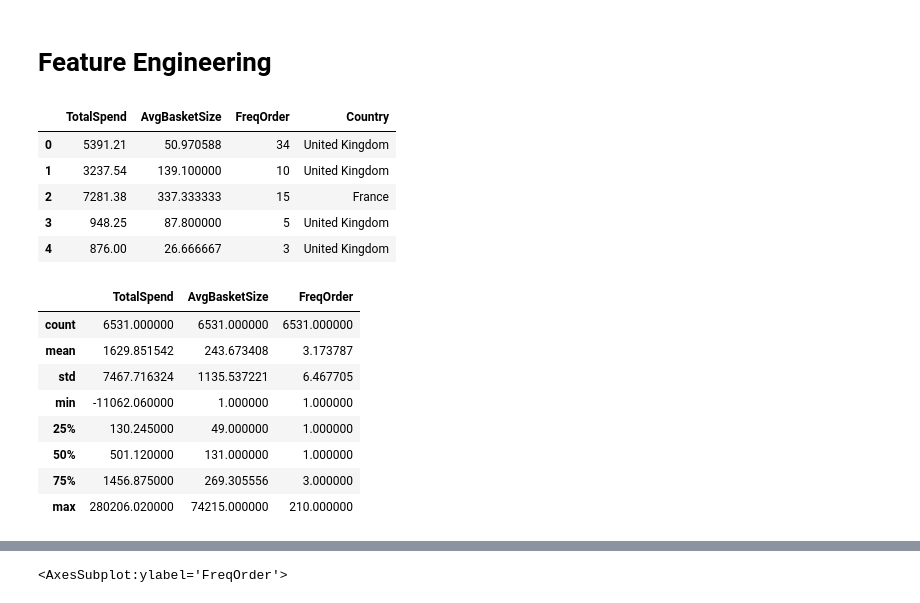
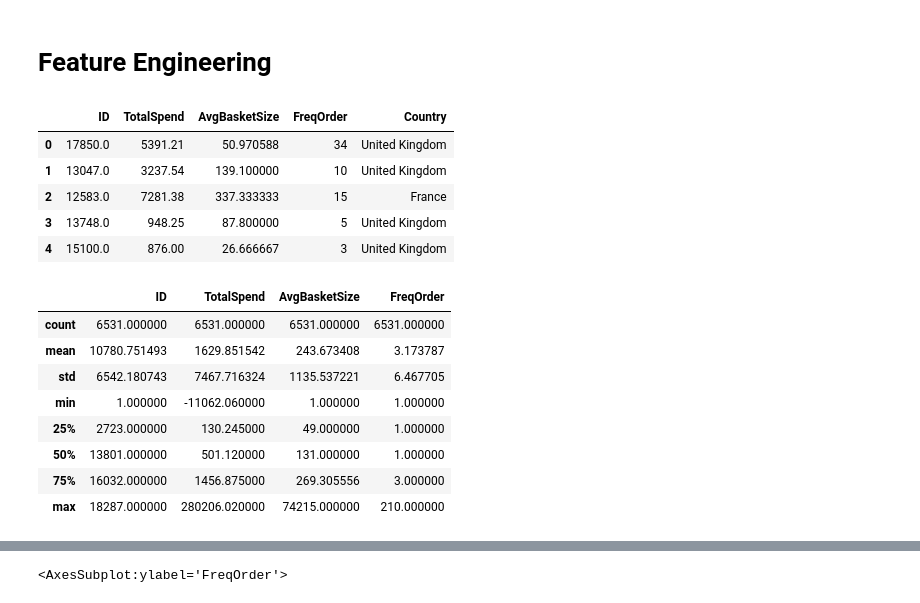
Before and after one commit to M0STAFA-A4F/Customer-Segmentation-for-E-commerce-Personalization, a Jupyter notebook: csecp.ipynb, the cells around one changed output, grey strips where cells are left out. Saved outputs shown, nothing was run; the diff lists cells and outputs as text; code cells hidden in the pictures.

```diff
--- a/csecp.ipynb
+++ b/csecp.ipynb
@@ -85,32 +86,32 @@ def customer_shopping_report(df, id):
     avg_basket_size = sum(customer_df['Quantity']) / freq_order
     country = customer_df['Country'].iloc[0]
 
-    return [total_spend, avg_basket_size, freq_order, country]
+    return [id, total_spend, avg_basket_size, freq_order, country]
 # %%
-seg_df = pd.DataFrame(columns=['TotalSpend', 'AvgBasketSize', 'FreqOrder', 'Country'])
+seg_df = pd.DataFrame(columns=['ID', 'TotalSpend', 'AvgBasketSize', 'FreqOrder', 'Country'])
 
 customer_id_unique = df['CustomerID'].unique()
 for id in customer_id_unique:
     if customer_shopping_report(df, id) != False:
         seg_df.loc[len(seg_df)] = customer_shopping_report(df, id)
 
 seg_df.head()
 # %% [output]
-|  | TotalSpend | AvgBasketSize | FreqOrder | Country |
-| 0 | 5391.21 | 50.970588 | 34 | United Kingdom |
-| 1 | 3237.54 | 139.100000 | 10 | United Kingdom |
-| 2 | 7281.38 | 337.333333 | 15 | France |
-| 3 | 948.25 | 87.800000 | 5 | United Kingdom |
-| 4 | 876.00 | 26.666667 | 3 | United Kingdom |
+|  | ID | TotalSpend | AvgBasketSize | FreqOrder | Country |
+| 0 | 17850.0 | 5391.21 | 50.970588 | 34 | United Kingdom |
+| 1 | 13047.0 | 3237.54 | 139.100000 | 10 | United Kingdom |
+| 2 | 12583.0 | 7281.38 | 337.333333 | 15 | France |
+| 3 | 13748.0 | 948.25 | 87.800000 | 5 | United Kingdom |
+| 4 | 15100.0 | 876.00 | 26.666667 | 3 | United Kingdom |
 # %%
 seg_df.describe()
 # %% [output]
-|  | TotalSpend | AvgBasketSize | FreqOrder |
-| count | 6531.000000 | 6531.000000 | 6531.000000 |
-| mean | 1629.851542 | 243.673408 | 3.173787 |
-| std | 7467.716324 | 1135.537221 | 6.467705 |
-| min | -11062.060000 | 1.000000 | 1.000000 |
-| 25% | 130.245000 | 49.000000 | 1.000000 |
-| 50% | 501.120000 | 131.000000 | 1.000000 |
-| 75% | 1456.875000 | 269.305556 | 3.000000 |
-| max | 280206.020000 | 74215.000000 | 210.000000 |
+|  | ID | TotalSpend | AvgBasketSize | FreqOrder |
+| count | 6531.000000 | 6531.000000 | 6531.000000 | 6531.000000 |
+| mean | 10780.751493 | 1629.851542 | 243.673408 | 3.173787 |
+| std | 6542.180743 | 7467.716324 | 1135.537221 | 6.467705 |
+| min | 1.000000 | -11062.060000 | 1.000000 | 1.000000 |
+| 25% | 2723.000000 | 130.245000 | 49.000000 | 1.000000 |
+| 50% | 13801.000000 | 501.120000 | 131.000000 | 1.000000 |
+| 75% | 16032.000000 | 1456.875000 | 269.305556 | 3.000000 |
+| max | 18287.000000 | 280206.020000 | 74215.000000 | 210.000000 |
```
Also changed, not shown: parts of 30 cells of this notebook.
